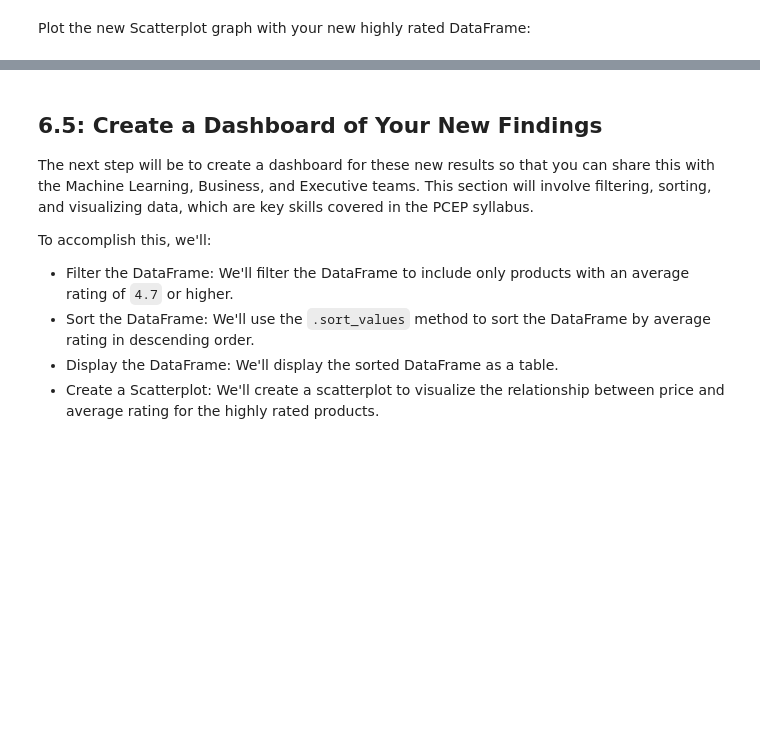
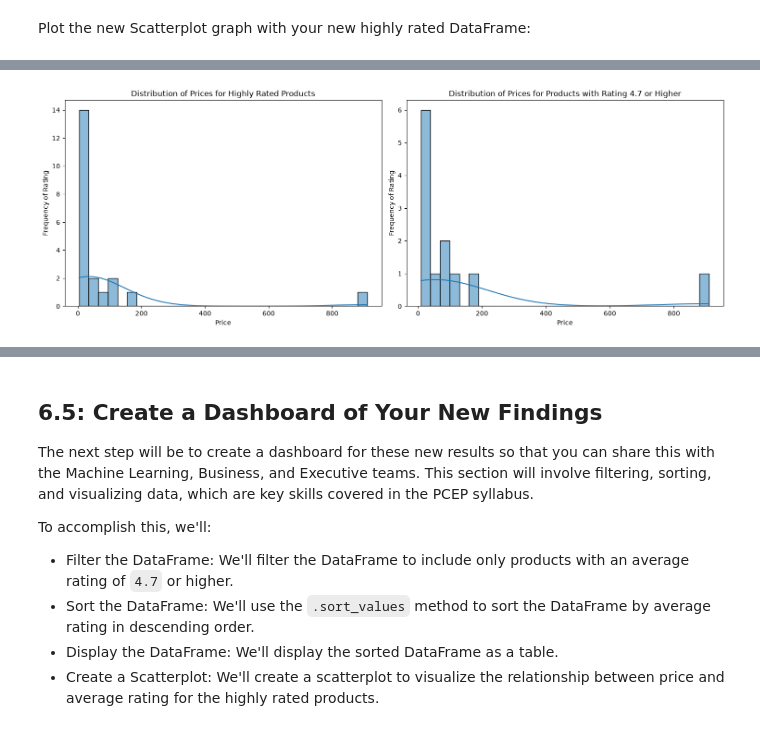
Before and after one commit to PrasunaM/Udacity_Projects, a Jupyter notebook: Amazon_reviews/Udacity - PCEP Project.ipynb, the cells around one changed output, grey strips where cells are left out. Cells and saved outputs as stored; diff of their text form; code cells hidden in the pictures; blank space fills up the shorter version.

```diff
--- a/Amazon_reviews/Udacity - PCEP Project.ipynb
+++ b/Amazon_reviews/Udacity - PCEP Project.ipynb
@@ -639,7 +993,7 @@ To get a better sense of what products the teams will specifically want to doubl
 - [ ] Specify a cutoff threshold for the results as float data type `4.7`
 # %%
 # Filter the DataFrame to include only products with an average rating of 4.7 or higher
-average_rating_cutoff = #<---- YOUR CODE GOES HERE ---->
+average_rating_cutoff = 4.7 #<---- YOUR CODE GOES HERE ---->
 highly_rated_products_df = top_products_df[top_products_df['average_rating'] >= average_rating_cutoff]
 
 # Display the filtered DataFrame
@@ -683,0 +1060,25 @@ plt.show()
+# %%
+# Create a Dashboard Layout
+plt.figure(figsize=(15, 10))
+
+# Subplot 1: Distribution of Prices
+plt.subplot(2, 2, 1)
+sns.histplot(top_products_df['price'], bins=30, kde=True)
+plt.title('Distribution of Prices for Highly Rated Products')
+plt.xlabel('Price')
+plt.ylabel('Frequency of Rating')
+
+# Subplot 2: Distribution of Prices for Products with Rating 4.7 or Higher
+plt.subplot(2, 2, 2)
+sns.histplot(highly_rated_products_df['price'], bins=30, kde=True)
+plt.title('Distribution of Prices for Products with Rating 4.7 or Higher')
+plt.xlabel('Price')
+plt.ylabel('Frequency of Rating')
+
+# Feel free to add other visualizations as you like
+
+# Show the Dashboard
+plt.tight_layout()
+plt.show()
+# %% [output]
+[figure, added]
```
Also changed, not shown: parts of 49 cells of this notebook.
